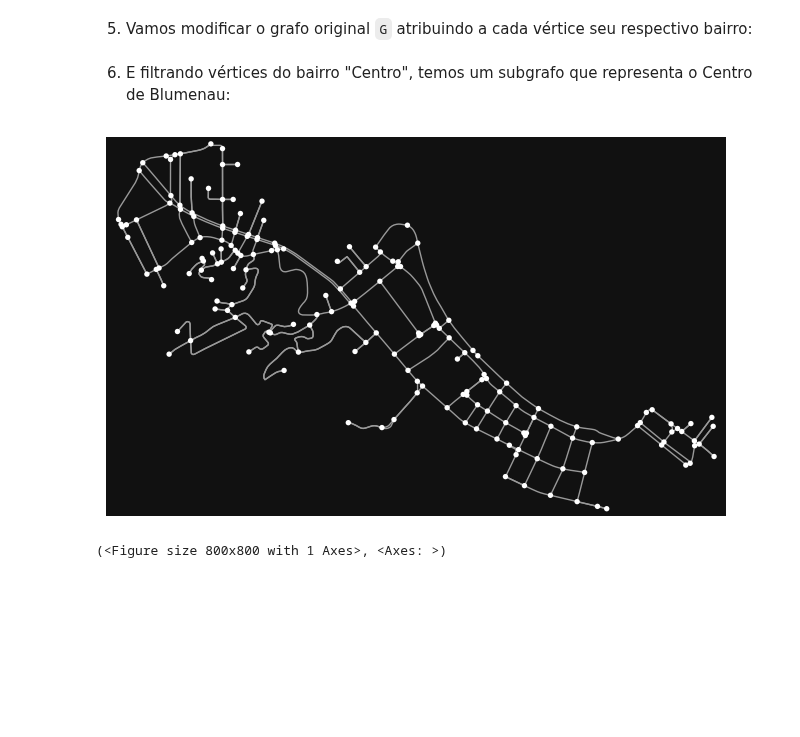
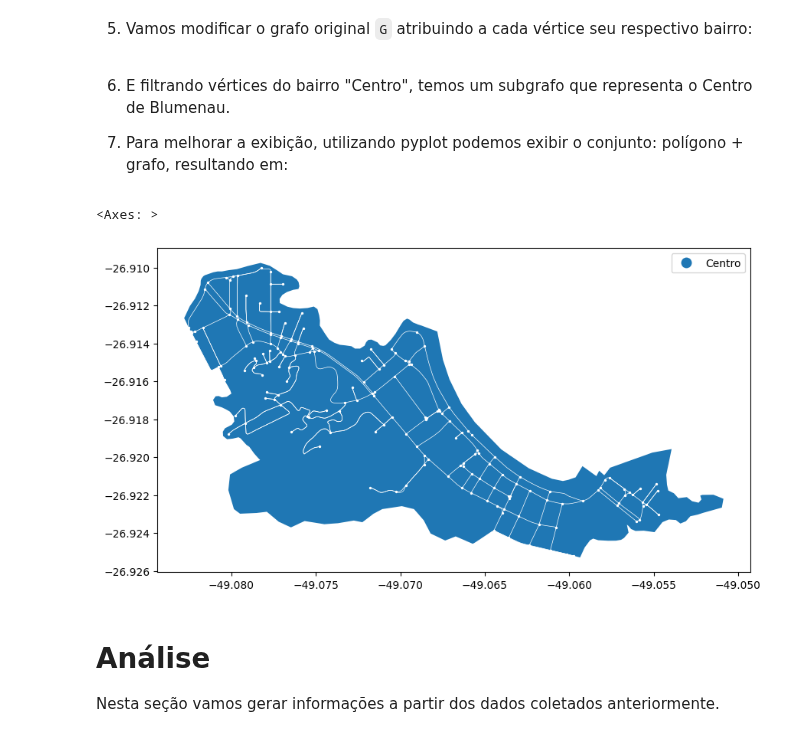
Before and after one commit to lemuel-manske/city-block, a Jupyter notebook: city.ipynb, the cells around one changed output. Drawn from its saved outputs; the diff is of its cells as text; code cells hidden in the pictures; blank space fills up the shorter version.

Commit message:
plot combination of polygons & edges

```diff
--- a/city.ipynb
+++ b/city.ipynb
@@ -182,15 +182,32 @@ neighborhoods_dict = nodes_with_neighborhood['name'].to_dict()
 
 nx.set_node_attributes(G, neighborhoods_dict, 'neighborhood_name')
 # %% [markdown]
-6. E filtrando vértices do bairro "Centro", temos um subgrafo que representa o Centro de Blumenau:
+6. E filtrando vértices do bairro "Centro", temos um subgrafo que representa o Centro de Blumenau.
+
+  1. Para melhorar a exibição, utilizando pyplot podemos exibir o conjunto: polígono + grafo, resultando em:
-# %%
-neighborhood_to_plot = ['Centro']
-
-neighborhood_to_plot_nodes = nodes_with_neighborhood[nodes_with_neighborhood['name'].isin(neighborhood_to_plot)].index
-
-G_neighborhood_to_plot = G.subgraph(neighborhood_to_plot_nodes).copy()
-
-ox.plot_graph(G_neighborhood_to_plot)
-# %% [output]
-[figure, removed]
-(<Figure size 800x800 with 1 Axes>, <Axes: >)
+# %%
+import matplotlib.pyplot as plt
+
+fig, ax = plt.subplots(figsize=(10, 10))
+
+G_sub_downtown = G \
+  .subgraph(nodes_with_neighborhood[nodes_with_neighborhood['name'].isin(['Centro'])].index) \
+  .copy()
+
+# plotting polygon - first layer
+GDF_downtown = neighborhoods[neighborhoods['name'] == 'Centro']
+
+GDF_downtown.plot(ax=ax, column='name', cmap='tab20', legend=True)
+
+# plotting graph (nodes & edges) - second layer
+G_downtown_nodes, G_downtown_edges = ox.graph_to_gdfs(G_sub_downtown)
+
+G_downtown_edges.plot(ax=ax, linewidth=0.5, color='w')
+G_downtown_nodes.plot(ax=ax, markersize=2, color='w')
+# %% [output]
+<Axes: >
+[figure, added]
+# %% [markdown]
+# Análise
+
+Nesta seção vamos gerar informações a partir dos dados coletados anteriormente.
```
